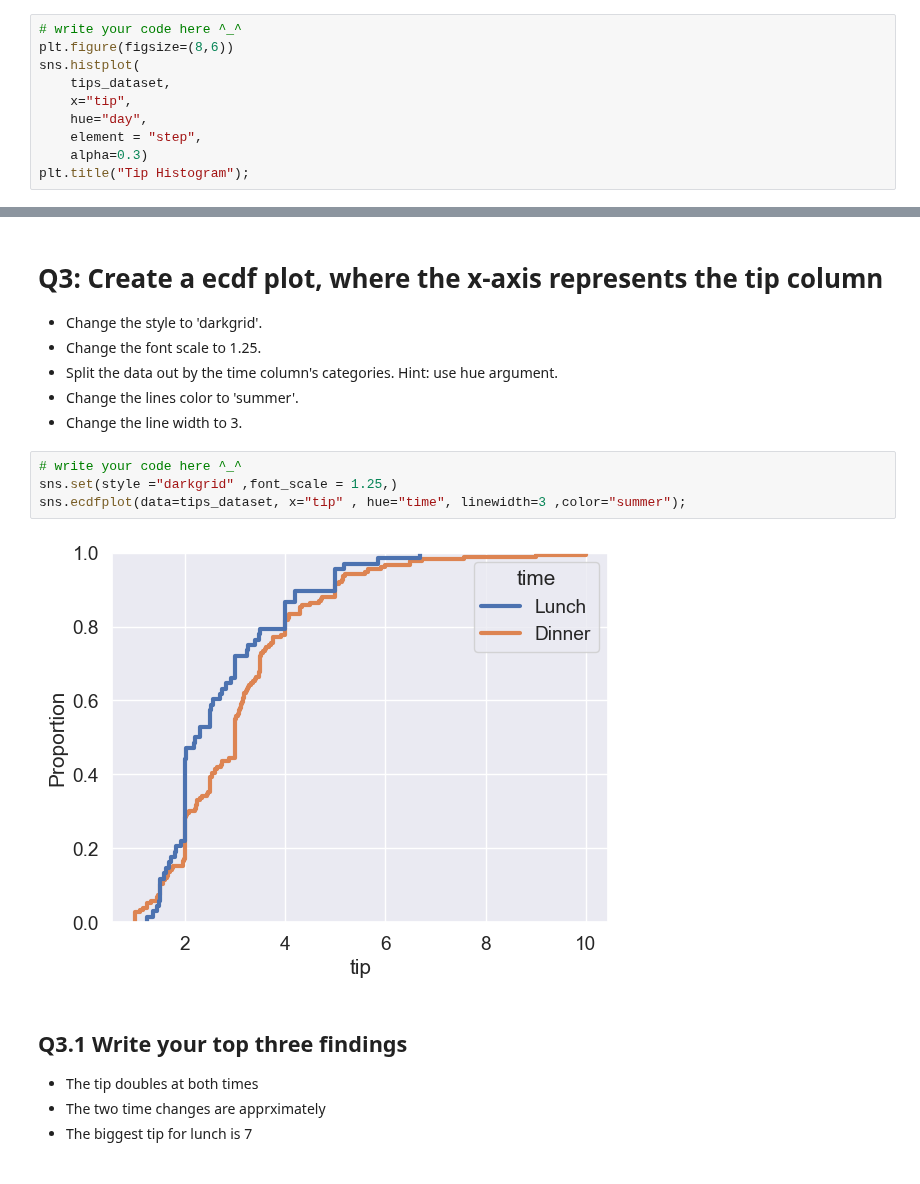
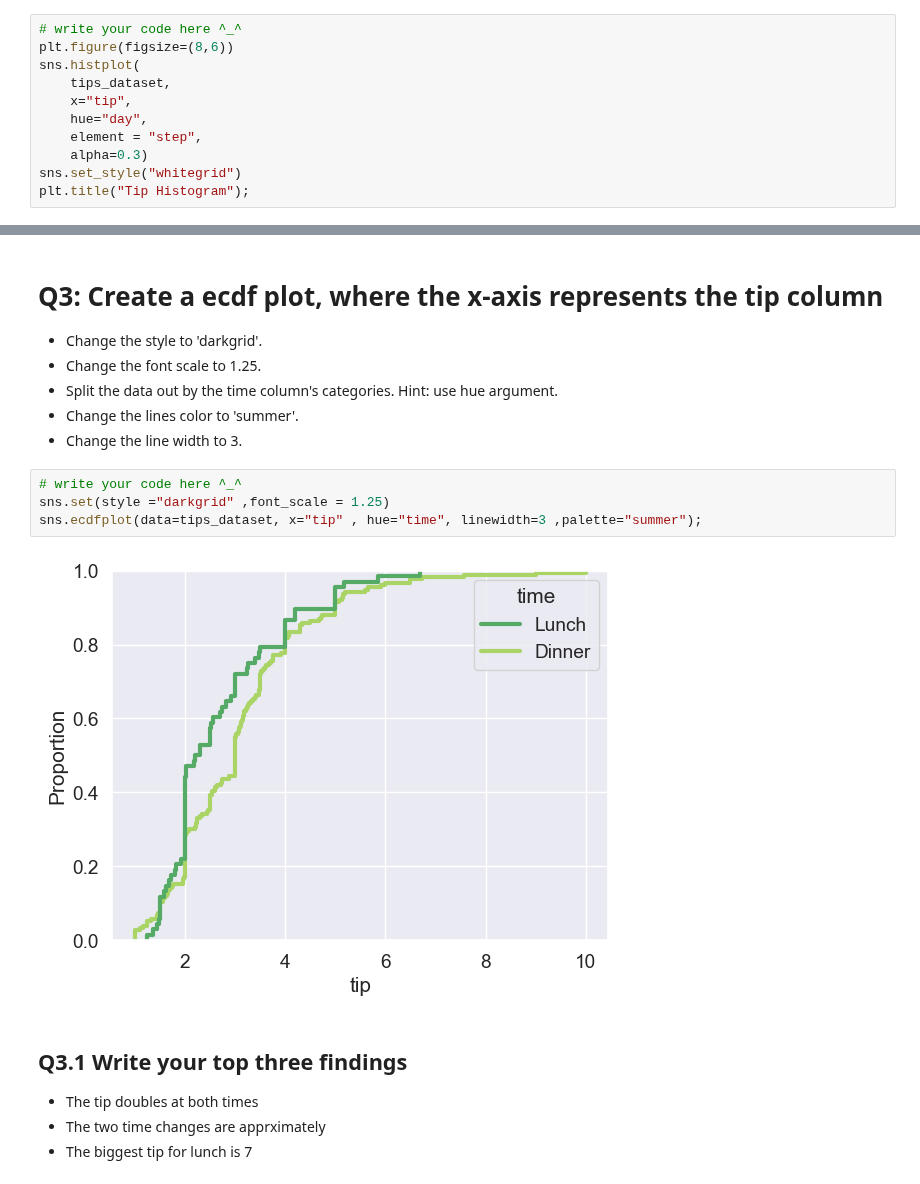
Before and after one commit to Tuwaiq-Data-Science-Bootcamp-V4/Seaborn-Lab2, a Jupyter notebook: Seaborn_Assignment2.ipynb, the cells around one changed output, grey strips where cells are left out. Saved outputs shown, nothing was run; the diff lists cells and outputs as text.

```diff
--- a/Seaborn_Assignment2.ipynb
+++ b/Seaborn_Assignment2.ipynb
@@ -25,5 +25,6 @@ sns.histplot(
     hue="day",
     element = "step",
     alpha=0.3)
+sns.set_style("whitegrid")
 plt.title("Tip Histogram");
 # %% [output]
@@ -42,10 +43,10 @@ plt.title("Tip Histogram");
 - Change the line width to 3.
 # %%
 # write your code here ^_^
-sns.set(style ="darkgrid" ,font_scale = 1.25,)
-sns.ecdfplot(data=tips_dataset, x="tip" , hue="time", linewidth=3 ,color="summer");
+sns.set(style ="darkgrid" ,font_scale = 1.25)
+sns.ecdfplot(data=tips_dataset, x="tip" , hue="time", linewidth=3 ,palette="summer");
 # %% [output]
-[figure, old version]
+[figure, new version]
 # %% [markdown]
 ## Q3.1 Write your top three findings
 - The tip doubles at both times
```
Also changed, not shown: parts of 1 cell of this notebook.
